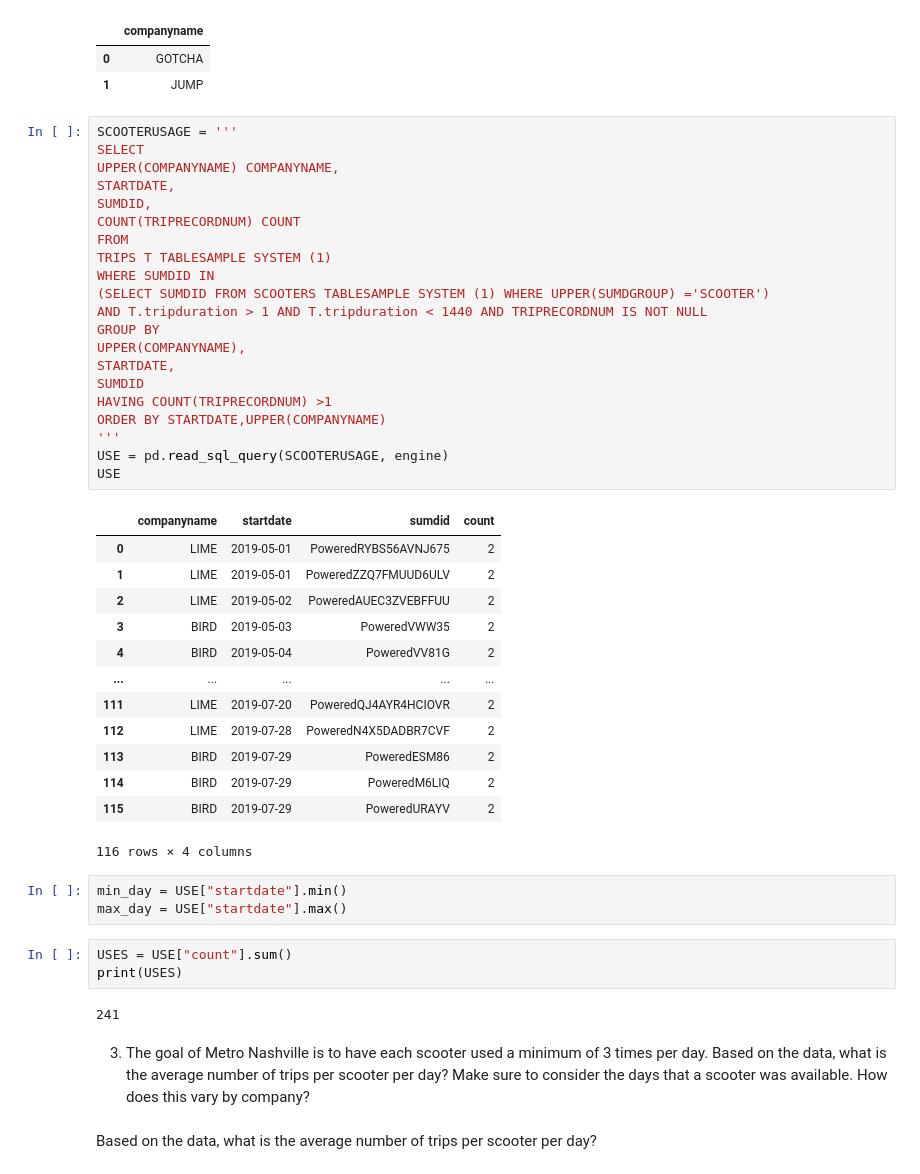
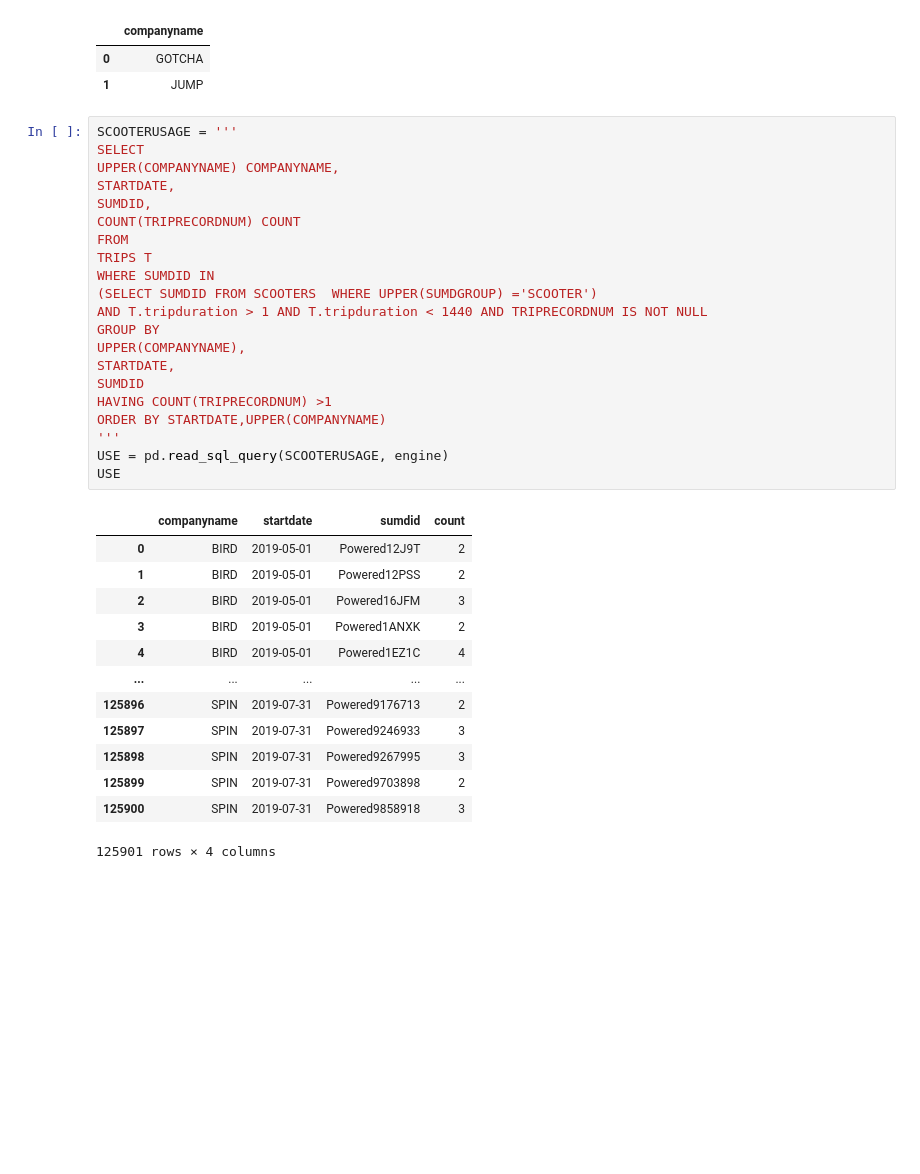
Before and after one commit to NSS-Data-Analytics-Cohort-10/scooters-group-3, a Jupyter notebook: notebooks/scooters.ipynb, the cells around one changed output. Drawn from its saved outputs; the diff is of its cells as text; blank space fills up the shorter version.

Commit message:
scooters

```diff
--- a/notebooks/scooters.ipynb
+++ b/notebooks/scooters.ipynb
@@ -288,47 +284,35 @@ COMPLIANT
 # %%
 SCOOTERUSAGE = '''
 SELECT
 UPPER(COMPANYNAME) COMPANYNAME,
 STARTDATE,
 SUMDID,
 COUNT(TRIPRECORDNUM) COUNT
 FROM
-TRIPS T TABLESAMPLE SYSTEM (1)
+TRIPS T
 WHERE SUMDID IN
-(SELECT SUMDID FROM SCOOTERS TABLESAMPLE SYSTEM (1) WHERE UPPER(SUMDGROUP) ='SCOOTER')
+(SELECT SUMDID FROM SCOOTERS  WHERE UPPER(SUMDGROUP) ='SCOOTER')
 AND T.tripduration > 1 AND T.tripduration < 1440 AND TRIPRECORDNUM IS NOT NULL
 GROUP BY
 UPPER(COMPANYNAME),
 STARTDATE,
 SUMDID
 HAVING COUNT(TRIPRECORDNUM) >1
 ORDER BY STARTDATE,UPPER(COMPANYNAME)
 '''
 USE = pd.read_sql_query(SCOOTERUSAGE, engine)
 USE
 # %% [output]
 |  | companyname | startdate | sumdid | count |
-| 0 | LIME | 2019-05-01 | PoweredRYBS56AVNJ675 | 2 |
-| 1 | LIME | 2019-05-01 | PoweredZZQ7FMUUD6ULV | 2 |
-| 2 | LIME | 2019-05-02 | PoweredAUEC3ZVEBFFUU | 2 |
-| 3 | BIRD | 2019-05-03 | PoweredVWW35 | 2 |
-| 4 | BIRD | 2019-05-04 | PoweredVV81G | 2 |
+| 0 | BIRD | 2019-05-01 | Powered12J9T | 2 |
+| 1 | BIRD | 2019-05-01 | Powered12PSS | 2 |
+| 2 | BIRD | 2019-05-01 | Powered16JFM | 3 |
+| 3 | BIRD | 2019-05-01 | Powered1ANXK | 2 |
+| 4 | BIRD | 2019-05-01 | Powered1EZ1C | 4 |
 | ... | ... | ... | ... | ... |
-| 111 | LIME | 2019-07-20 | PoweredQJ4AYR4HCIOVR | 2 |
-| 112 | LIME | 2019-07-28 | PoweredN4X5DADBR7CVF | 2 |
-| 113 | BIRD | 2019-07-29 | PoweredESM86 | 2 |
-| 114 | BIRD | 2019-07-29 | PoweredM6LIQ | 2 |
-| 115 | BIRD | 2019-07-29 | PoweredURAYV | 2 |
+| 125896 | SPIN | 2019-07-31 | Powered9176713 | 2 |
+| 125897 | SPIN | 2019-07-31 | Powered9246933 | 3 |
+| 125898 | SPIN | 2019-07-31 | Powered9267995 | 3 |
+| 125899 | SPIN | 2019-07-31 | Powered9703898 | 2 |
+| 125900 | SPIN | 2019-07-31 | Powered9858918 | 3 |
-116 rows × 4 columns
+125901 rows × 4 columns
-# %%
-min_day = USE["startdate"].min()
-max_day = USE["startdate"].max()
-# %%
-USES = USE["count"].sum()
-print(USES)
-# %% [output]
-241
-# %% [markdown]
-3. The goal of Metro Nashville is to have each scooter used a minimum of 3 times per day. Based on the data, what is the average number of trips per scooter per day? Make sure to consider the days that a scooter was available. How does this vary by company?
-# %% [markdown]
-Based on the data, what is the average number of trips per scooter per day?
```
Also changed, not shown: parts of 35 cells of this notebook.
